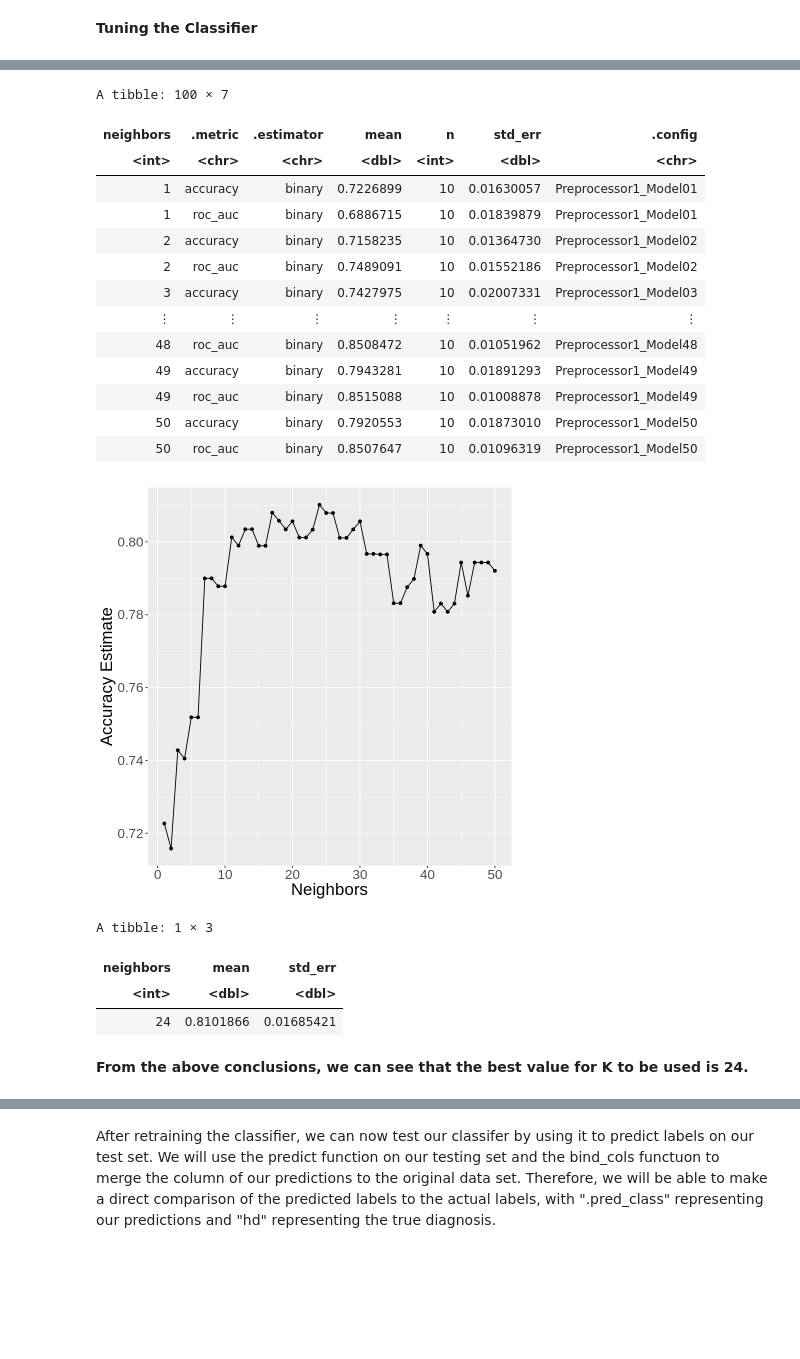
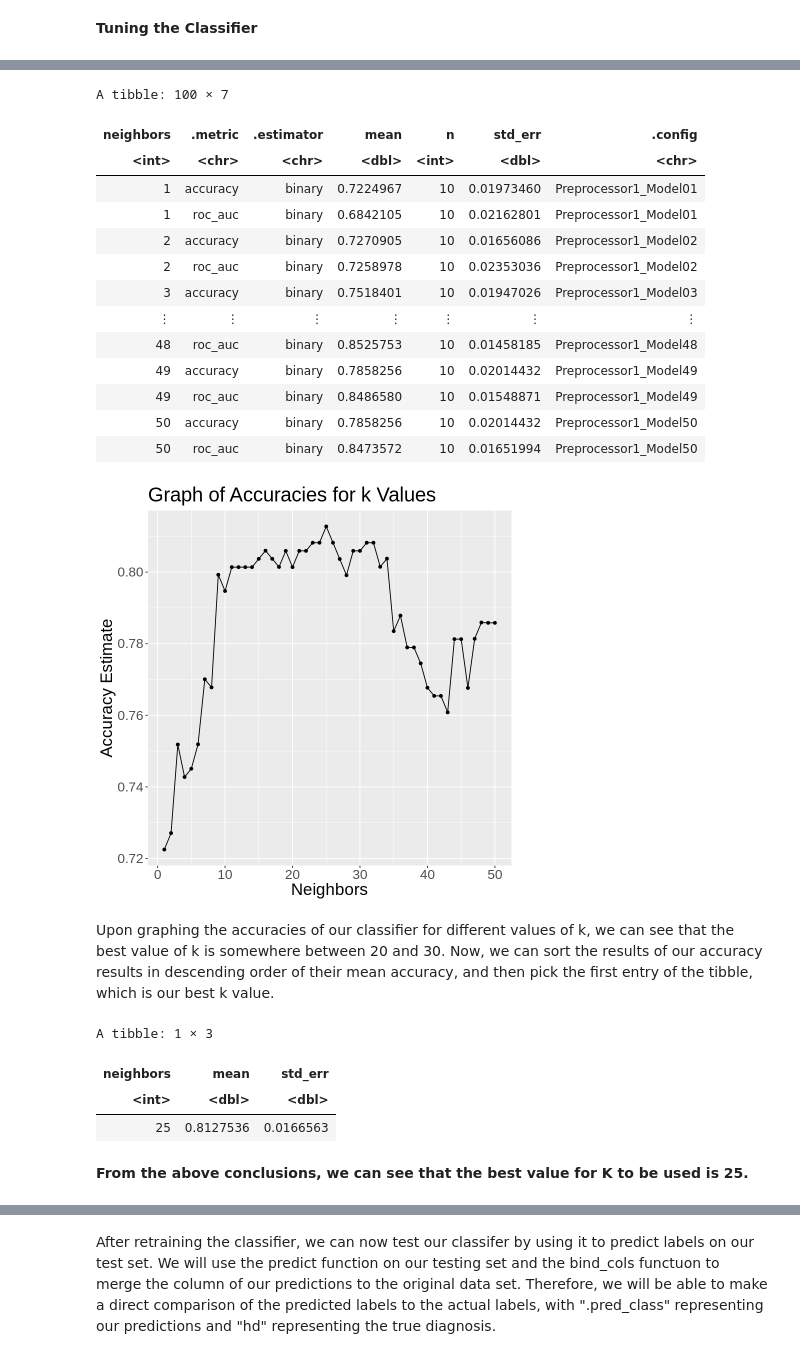
Before and after one commit to xenshreyas/Heart-Disease-Analysis, a Jupyter notebook: heart_data_analysis.ipynb, the cells around one changed output, grey strips where cells are left out. Cells and saved outputs as stored; diff of their text form; code cells hidden in the pictures; blank space fills up the shorter version.

Commit message:
K-nn Elaboration, set seed for vfold cv and removed ggally and repr libraries

```diff
--- a/heart_data_analysis.ipynb
+++ b/heart_data_analysis.ipynb
@@ -246,9 +268,10 @@ The best accuracy comes from using 12 predictors. However this may cause an over
 # %%
 # Creating a 10-fold cross-validation object
+set.seed(1975)
 heart_vfold <- vfold_cv(heart_training, v = 10, strata = hd)
 
 # Preparing the recipe according to the best predictors as found above
-heart_recipe <- recipe(hd ~ oldpeak + cp + thal + slope, data = heart_training) |>
+heart_recipe <- recipe(hd ~ oldpeak + cp + thal, data = heart_training) |>
                   step_scale(all_predictors()) |>
                   step_center(all_predictors())
 
@@ -259,44 +282,47 @@ knn_spec_tune <- nearest_neighbor(weight_func = "rectangular", neighbors = tune(
 
 # Setting possible values of best K to be in between 1 and 50
 gridvals <- tibble(neighbors = seq(1, 50))
 
 # Combining everything into a workflow and collecting the metrics to identify the best value of K
 knn_results <- workflow() |>
                   add_recipe(heart_recipe) |>
                   add_model(knn_spec_tune) |>
                   tune_grid(resamples = heart_vfold, grid = gridvals) |>
                   collect_metrics()
 
 knn_results
 
 accuracies <- knn_results |>
   filter(.metric == "accuracy")
 
 # Creating a cross-validation plot to visualise accuracies for the different values of K
 cross_val_plot <- accuracies |>
                     ggplot(aes(x = neighbors, y = mean)) +
                     geom_point() +
                     geom_line() +
                     labs(x = "Neighbors", y = "Accuracy Estimate") +
+                    ggtitle("Graph of Accuracies for k Values") +
                     theme(text = element_text(size = 20))
 
 cross_val_plot
 # %% [output]
 A tibble: 100 × 7
 | neighbors | .metric | .estimator | mean | n | std_err | .config |
 | <int> | <chr> | <chr> | <dbl> | <int> | <dbl> | <chr> |
-| 1 | accuracy | binary | 0.7226899 | 10 | 0.01630057 | Preprocessor1_Model01 |
-| 1 | roc_auc | binary | 0.6886715 | 10 | 0.01839879 | Preprocessor1_Model01 |
-| 2 | accuracy | binary | 0.7158235 | 10 | 0.01364730 | Preprocessor1_Model02 |
-| 2 | roc_auc | binary | 0.7489091 | 10 | 0.01552186 | Preprocessor1_Model02 |
-| 3 | accuracy | binary | 0.7427975 | 10 | 0.02007331 | Preprocessor1_Model03 |
+| 1 | accuracy | binary | 0.7224967 | 10 | 0.01973460 | Preprocessor1_Model01 |
+| 1 | roc_auc | binary | 0.6842105 | 10 | 0.02162801 | Preprocessor1_Model01 |
+| 2 | accuracy | binary | 0.7270905 | 10 | 0.01656086 | Preprocessor1_Model02 |
+| 2 | roc_auc | binary | 0.7258978 | 10 | 0.02353036 | Preprocessor1_Model02 |
+| 3 | accuracy | binary | 0.7518401 | 10 | 0.01947026 | Preprocessor1_Model03 |
 | ⋮ | ⋮ | ⋮ | ⋮ | ⋮ | ⋮ | ⋮ |
-| 48 | roc_auc | binary | 0.8508472 | 10 | 0.01051962 | Preprocessor1_Model48 |
-| 49 | accuracy | binary | 0.7943281 | 10 | 0.01891293 | Preprocessor1_Model49 |
-| 49 | roc_auc | binary | 0.8515088 | 10 | 0.01008878 | Preprocessor1_Model49 |
-| 50 | accuracy | binary | 0.7920553 | 10 | 0.01873010 | Preprocessor1_Model50 |
-| 50 | roc_auc | binary | 0.8507647 | 10 | 0.01096319 | Preprocessor1_Model50 |
+| 48 | roc_auc | binary | 0.8525753 | 10 | 0.01458185 | Preprocessor1_Model48 |
+| 49 | accuracy | binary | 0.7858256 | 10 | 0.02014432 | Preprocessor1_Model49 |
+| 49 | roc_auc | binary | 0.8486580 | 10 | 0.01548871 | Preprocessor1_Model49 |
+| 50 | accuracy | binary | 0.7858256 | 10 | 0.02014432 | Preprocessor1_Model50 |
+| 50 | roc_auc | binary | 0.8473572 | 10 | 0.01651994 | Preprocessor1_Model50 |
-[figure, old version]
+[figure, new version]
+# %% [markdown]
+Upon graphing the accuracies of our classifier for different values of k, we can see that the best value of k is somewhere between 20 and 30. Now, we can sort the results of our accuracy results in descending order of their mean accuracy, and then pick the first entry of the tibble, which is our best k value.
 # %%
 # Choosing the best value of K
 conclusions <- knn_results |>
@@ -310,7 +336,7 @@ conclusions
 A tibble: 1 × 3
 | neighbors | mean | std_err |
 | <int> | <dbl> | <dbl> |
-| 24 | 0.8101866 | 0.01685421 |
+| 25 | 0.8127536 | 0.0166563 |
 # %% [markdown]
-**From the above conclusions, we can see that the best value for K to be used is 24.**
+**From the above conclusions, we can see that the best value for K to be used is 25.**
 # %% [markdown]
```
Also changed, not shown: parts of 11 cells of this notebook.
